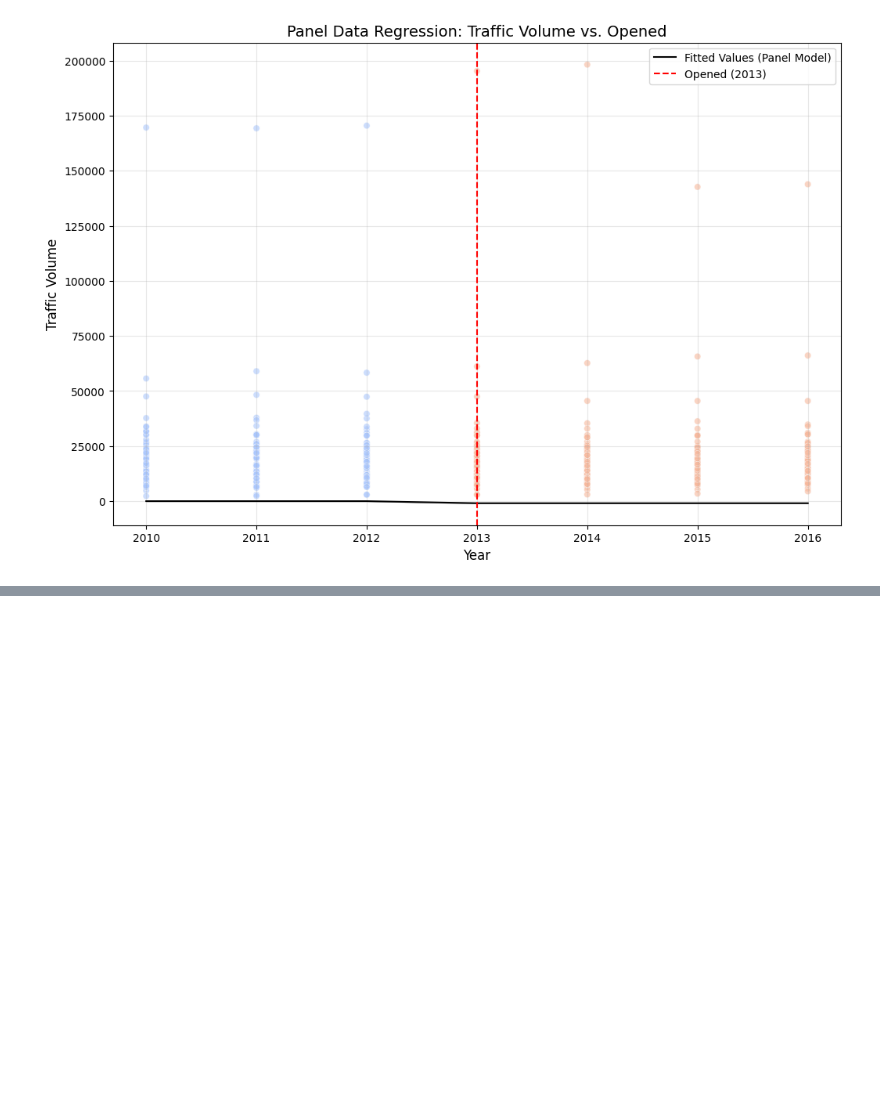
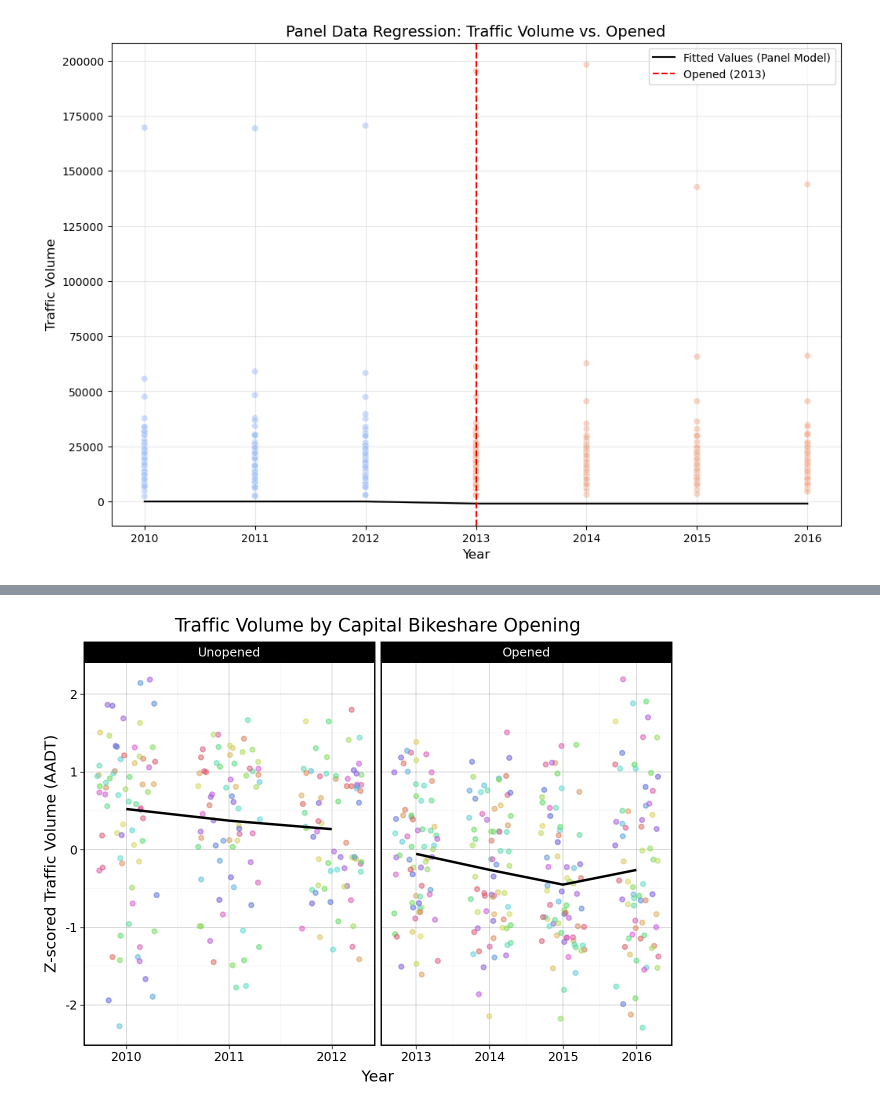
Before and after one commit to IbadatJarg/PPOL5203-Final_Project_Bikeshare, a Jupyter notebook: scripts/04_exploratory_data_analysis.ipynb, the cells around one changed output, grey strips where cells are left out. Cells and saved outputs as stored; diff of their text form; code cells hidden in the pictures; blank space fills up the shorter version.

```diff
--- a/scripts/04_exploratory_data_analysis.ipynb
+++ b/scripts/04_exploratory_data_analysis.ipynb
@@ -326,0 +366,8 @@ plt.legend()
+# %%
+long_reset['traffic_volume_zscore'] = long_reset.groupby('id')['traffic_volume'].transform(
+    lambda x: (x - x.mean()) / x.std()
+)
+# %%
+#cleaning up opened for graphs
+long_reset["opened_dich"] = np.where(long_reset["opened"] == 1, "Opened", "Unopened")
+long_reset["opened_dich"] = pd.Categorical(long_reset["opened_dich"], categories=['Unopened', 'Opened'], ordered=True)
@@ -326,0 +389,15 @@ plt.legend()
+# %%
+(
+ggplot(data = long_reset) +
+    geom_jitter(mapping = aes(x = "year", y = "traffic_volume_zscore", color = "id"),
+                alpha = 0.5, width=0.3, height=0.3) +
+    geom_smooth(mapping = aes(x = "year", y = "traffic_volume_zscore", group = "opened_dich"), color = "black", se = False) +
+    labs(x = "Year", y = "Z-scored Traffic Volume (AADT)", title = "Traffic Volume by Capital Bikeshare Opening",
+        color = "Opened Bikeshare") +
+    theme_linedraw() +
+    theme(legend_position = "none") +
+    scale_x_continuous(breaks= range(2010, 2017)) +
+    facet_wrap('~opened_dich', scales='free_x')
+)
+# %% [output]
+[figure, added]
```
Also changed, not shown: parts of 10 cells of this notebook.
